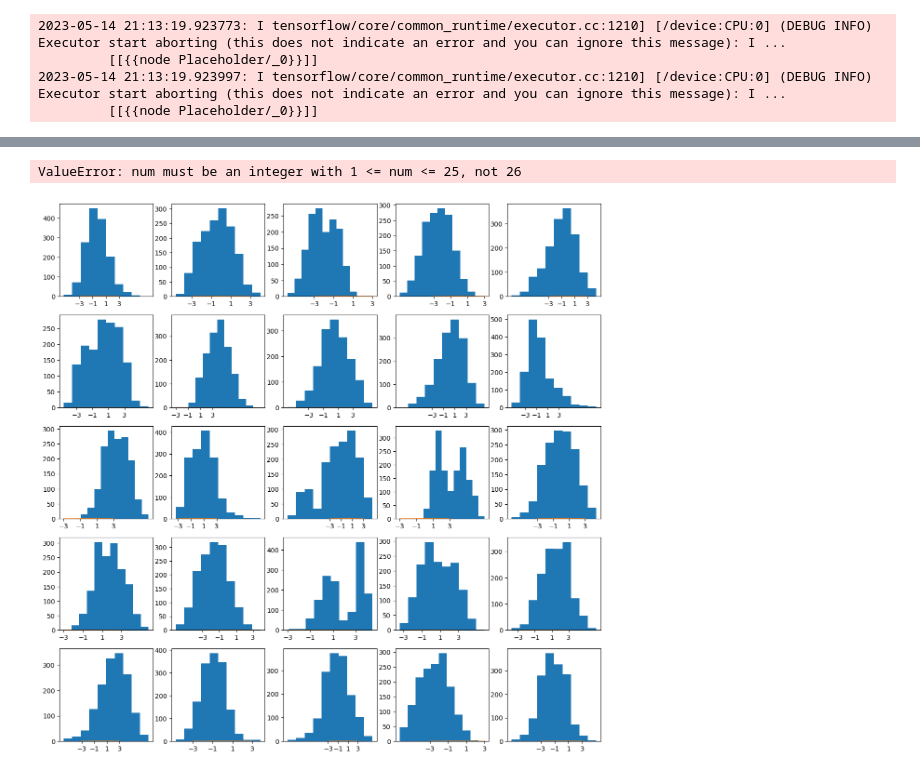
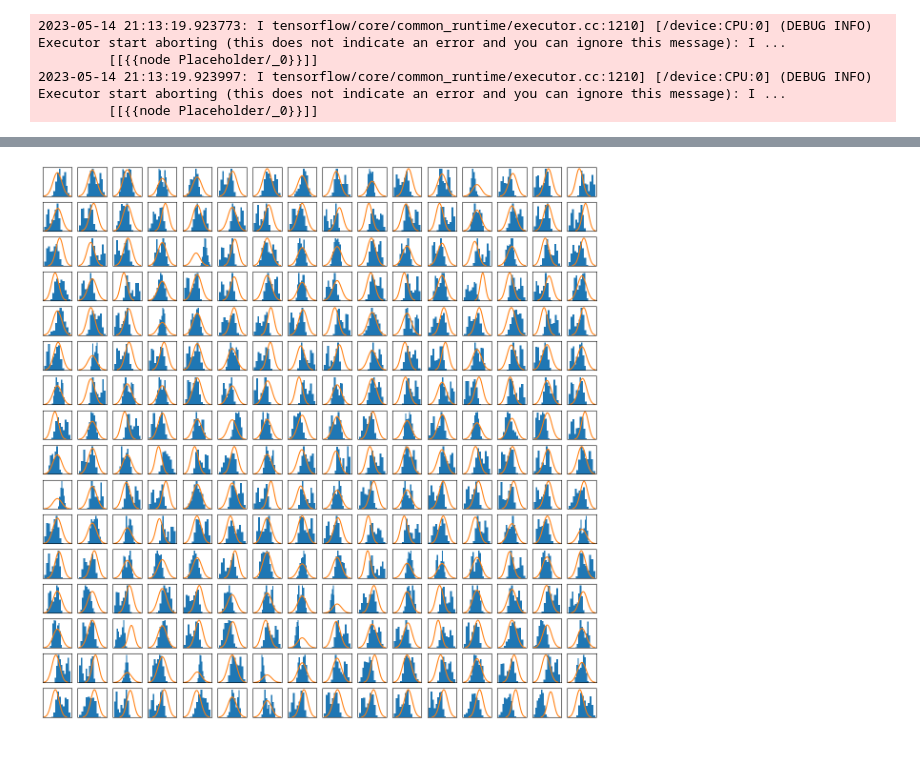
Before and after one commit to dbugajny/GeneratingBoredApeYachtClub, a Jupyter notebook: notebooks/vae_traning.ipynb, the cells around one changed output, grey strips where cells are left out. Cells and saved outputs as stored; diff of their text form; code cells hidden in the pictures.

```diff
--- a/notebooks/vae_traning.ipynb
+++ b/notebooks/vae_traning.ipynb
@@ -14,10 +15,14 @@ IMAGE_SIZE = (256, 256)
 LATENT_DIM = 256
 RECONSTRUCTION_LOSS_WEIGHT = 100
 KL_LOSS_WEIGHT = 1
+
+DATA_FILEPATH = "../data/images"
+MODEL_FILEPATH = "../data/models/vae/"
+HISTORY_FILEPATH = "../data/others/history_vae_training.csv"
 # %%
 dataset = (
     tf.keras.utils.image_dataset_from_directory(
-        directory="../data/images", batch_size=1, image_size=IMAGE_SIZE, shuffle=False
+        directory=DATA_FILEPATH, batch_size=1, image_size=IMAGE_SIZE, shuffle=False
     )
     .unbatch()
     .map(lambda x, y: (x / 255, y))
@@ -98,7 +105,7 @@ _, _, z = encoder_model.predict(validation_dataset)
 2023-05-14 21:13:19.923997: I tensorflow/core/common_runtime/executor.cc:1210] [/device:CPU:0] (DEBUG INFO) Executor start aborting (this does not indicate an error and you can ignore this message): I ...
          [[{{node Placeholder/_0}}]]
 # %%
-plot_size = int(np.sqrt(25))
+plot_size = int(np.sqrt(LATENT_DIM))
 
 x_vector = np.linspace(-3, 3, 100)
 norm_distribution = norm.pdf(x_vector, 0, 1)
@@ -108,11 +115,9 @@ plt.figure(figsize=(15, 15))
 
 for i in range(LATENT_DIM):
     plt.subplot(plot_size, plot_size, i + 1)
-    plt.hist(z[:, i])
-
+    plt.hist(z[:, i], density=True)
     plt.plot(x_vector, norm_distribution)
-    plt.xticks([-3, -1, 1, 3])
-    # plt.yaxis('off')
-
+    plt.xticks([])
+    plt.yticks([])
 plt.show()
 # %% [output]
@@ -120,2 +124 @@ plt.show()
-ValueError: num must be an integer with 1 <= num <= 25, not 26
-[figure, old version]
+[figure, new version]
```
Also changed, not shown: parts of 5 cells of this notebook.
